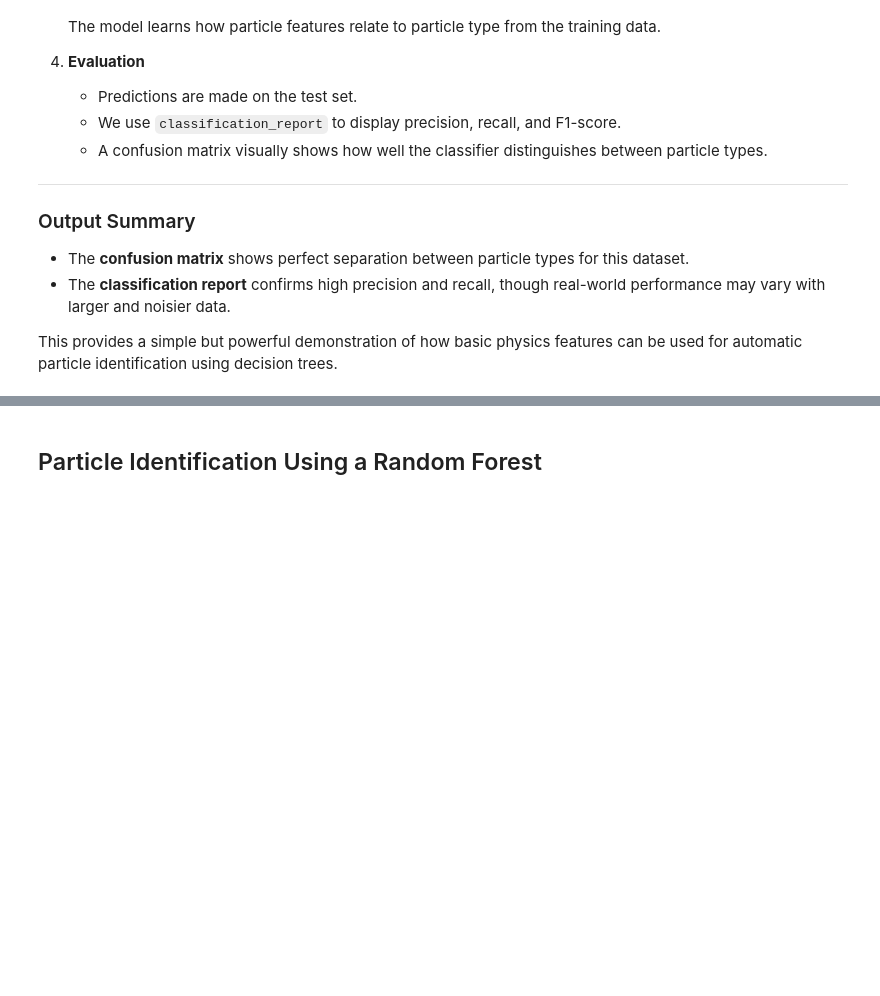
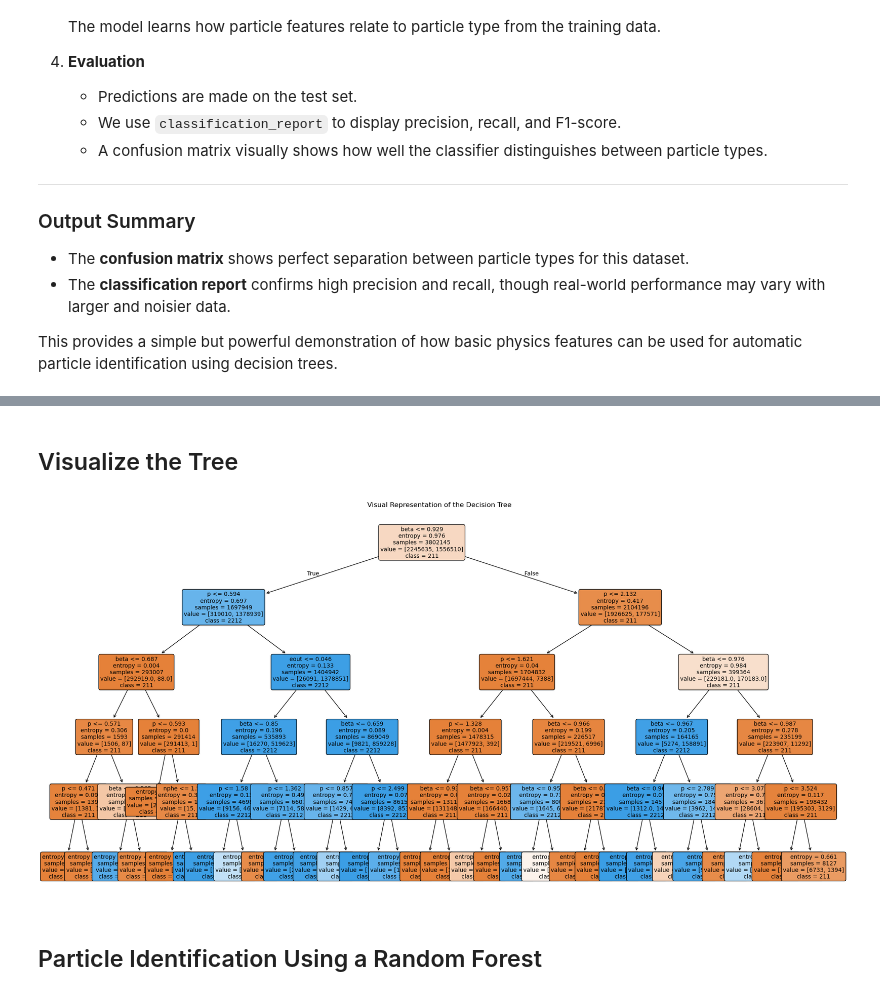
Before and after one commit to wesmail/Muenster-ML-Lecture25, a Jupyter notebook: Lecture-1/PID.ipynb, the cells around one changed output, grey strips where cells are left out. Cells and saved outputs as stored; diff of their text form; code cells hidden in the pictures; blank space fills up the shorter version.

```diff
--- a/Lecture-1/PID.ipynb
+++ b/Lecture-1/PID.ipynb
@@ -170,3 +173,28 @@ weighted avg       0.96      0.96      0.96   1000000
+# %% [markdown]
+## Visualize the Tree
+# %%
+# ==========================
+# 7. Plotting the Decision Tree
+# ==========================
+
+from sklearn.tree import plot_tree
+
+plt.figure(figsize=(20, 10))  # Set the size of the tree plot
+
+plot_tree(
+    clf,
+    feature_names=X.columns,                          # Column names used for splitting
+    class_names=[str(cls) for cls in clf.classes_],   # Class labels as strings
+    filled=True,                                      # Color nodes by class
+    rounded=True,                                     # Rounded boxes
+    fontsize=10                                       # Font size for text
+)
+
+plt.title("Visual Representation of the Decision Tree")
+plt.tight_layout()
+plt.show()
+# %% [output]
+[figure, added]
 # %% [markdown]
 ## Particle Identification Using a Random Forest
 # %%
```
Also changed, not shown: parts of 6 cells of this notebook, 3 other files.
